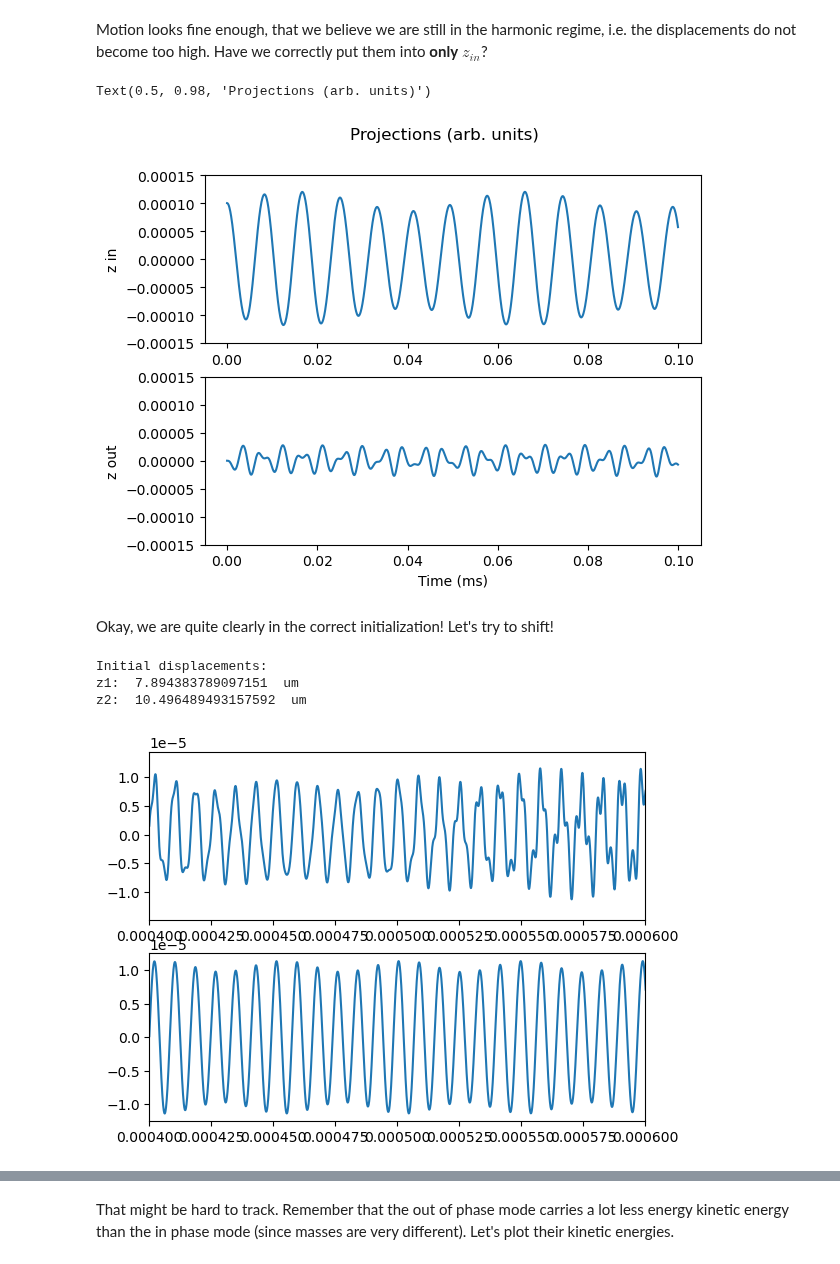
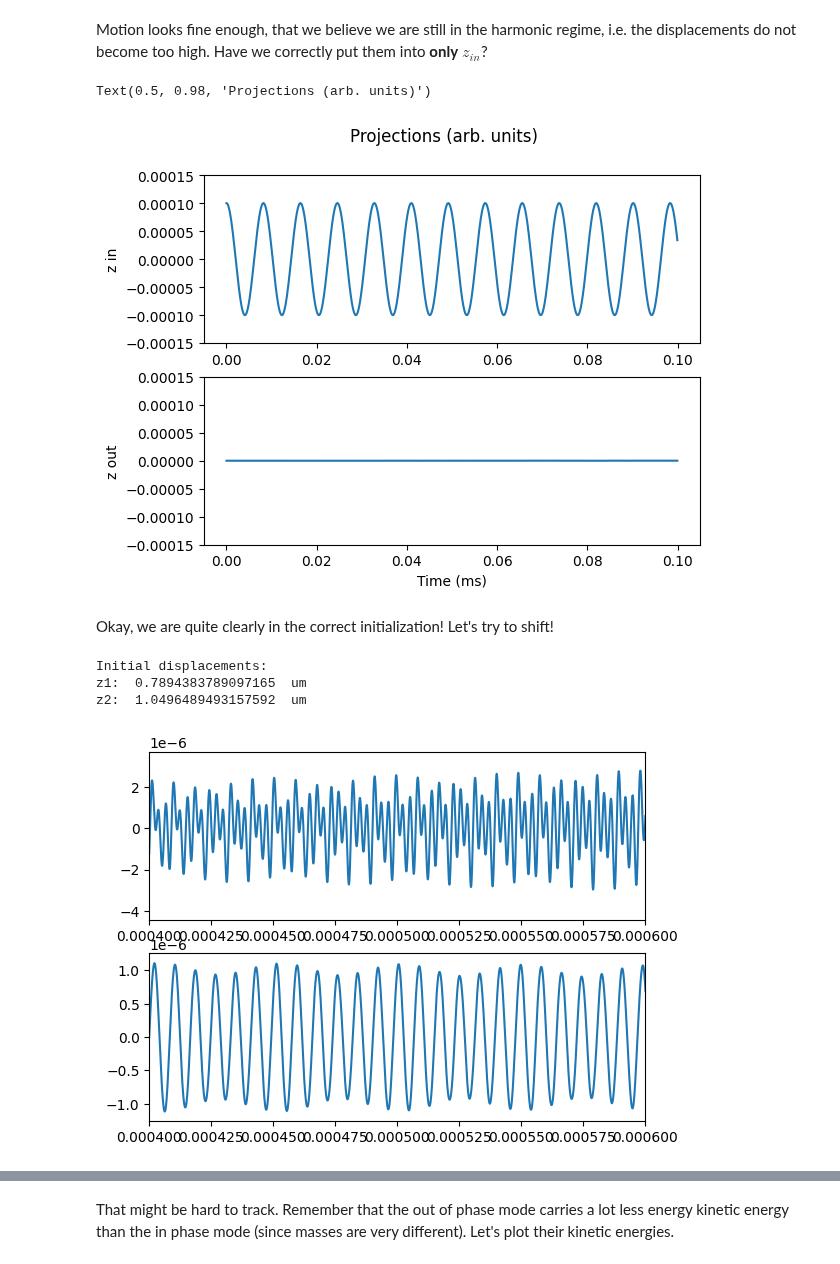
Before and after one commit to EmilLenler/PhD-Work, a Jupyter notebook: Two-Ion-Systems/Cooling2Ion.ipynb, the cells around one changed output, grey strips where cells are left out. Drawn from its saved outputs; the diff is of its cells as text; code cells hidden in the pictures.

```diff
--- a/Two-Ion-Systems/Cooling2Ion.ipynb
+++ b/Two-Ion-Systems/Cooling2Ion.ipynb
@@ -771,7 +771,7 @@ plt.savefig('Ion1Ion2Temp.png')
 Clearly cooling works, but there isn't really much in the way of sympathetic cooling, since the motional modes are effectively uncoupled. But what if we deliberately try to couple the modes?
 This is done by adding a tickle (in the z direction for now), which varies with the difference of the two mode frequencies.
 # %%
-VPrime = 0.1*V_DC#1/5*V_DC
+VPrime = 0*V_DC#1/5*V_DC
 
 
 
@@ -1022,7 +1022,7 @@ ax[-1].set_xlabel('Time (ms)')
 fig.suptitle('Projections (arb. units)')
 # %% [output]
 Text(0.5, 0.98, 'Projections (arb. units)')
-[figure, old version]
+[figure, new version]
 # %% [markdown]
 Okay, we are quite clearly in the correct initialization! Let's try to shift!
 # %%
@@ -1065,7 +1065,7 @@ vel2s = []
 ts = []
 current_state = 0
 
-t_end = 1*1e-3
+t_end = 10*1e-3
 
 while t < t_end:
     next_t = t+dt                                                                                                                                   #Denote next time for later uses.
@@ -1102,16 +1102,23 @@ while t < t_end:
     current_vel2 = next_vel2
 # %% [output]
 Initial displacements:
-z1:  7.894383789097151  um
-z2:  10.496489493157592  um
+z1:  0.7894383789097165  um
+z2:  1.0496489493157592  um
 # %%
+np.savetxt('pos1Quartermix.txt',pos1s)
+np.savetxt('pos2Quartermix.txt',pos2s)
+np.savetxt('vel1Quartermix.txt',vel1s)
+np.savetxt('vel2Quartermix.txt',vel2s)
+np.savetxt('timeQuartermix.txt',ts)
+
+
 fig,ax = plt.subplots(2,1)
 ax[0].plot(ts,np.array(pos1s)[:,2]-zeq1)
 ax[1].plot(ts,np.array(pos2s)[:,2]-zeq2)
 for axe in ax:
     axe.set_xlim(0.0004,0.0006)
 # %% [output]
-[figure, old version]
+[figure, new version]
 # %%
 zinProj = []
 zoutProj = []
```
Also changed, not shown: parts of 8 cells of this notebook, 12 other files.
